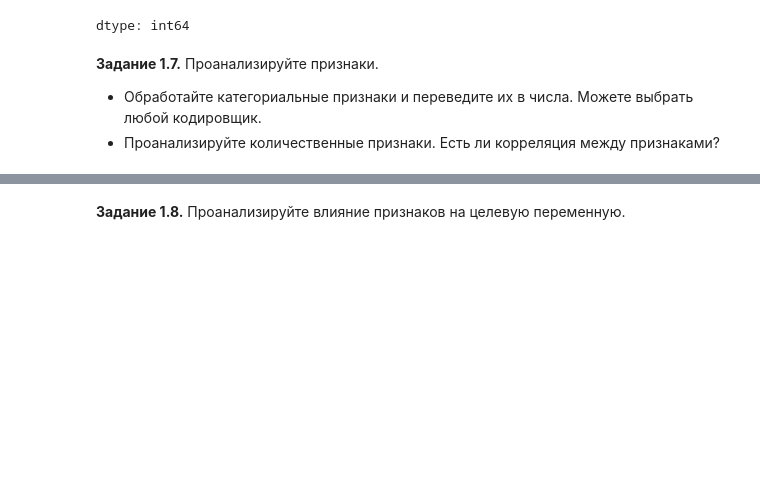
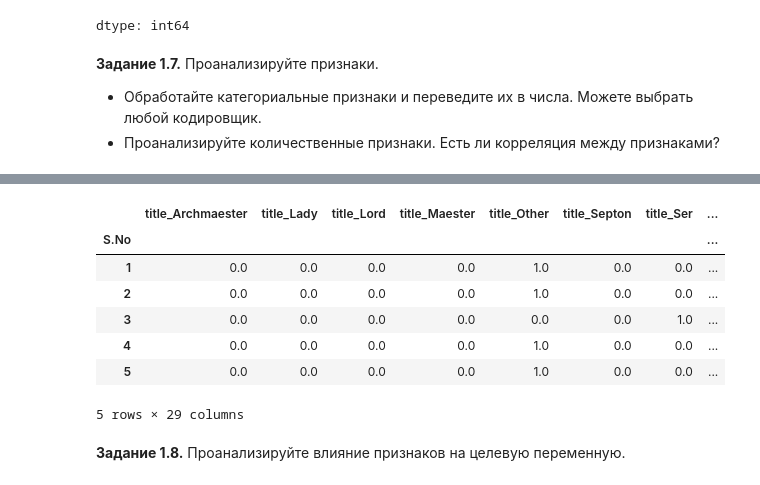
Before and after one commit to taravskayavm/DLS_I, a Jupyter notebook: week_01_ml_intro/Homework/hw_1_game_of_thrones.ipynb, the cells around one changed output, grey strips where cells are left out. Cells and saved outputs as stored; diff of their text form; code cells hidden in the pictures; blank space fills up the shorter version.

Commit message:
One-Hot Encoding

```diff
--- a/week_01_ml_intro/Homework/hw_1_game_of_thrones.ipynb
+++ b/week_01_ml_intro/Homework/hw_1_game_of_thrones.ipynb
@@ -358,0 +379,9 @@ data['title'].fillna('Unknown', inplace=True);
+# %%
+# Выбираем титулы, у которых 10 и более представителей
+top_titles = ['Ser', 'Maester', 'Archmaester', 'Lord', 'Septon', 'Winterfell', 'Lady']
+
+# Применяем группировку
+data['title'] = data['title'].apply(lambda x: x if x in top_titles else 'Other')
+
+# Заполняем NA без inplace=True (чтобы избежать предупреждения)
+data['title'] = data['title'].fillna('Unknown')
@@ -392,0 +436,3 @@ memory usage: 194.6+ KB
+# %%
+unprocessed_cat_features = data.select_dtypes(include=[object]).columns.tolist()   # Поиск категориальных признаков (строковых)
+unprocessed_cat_features
@@ -393,3 +451,31 @@ memory usage: 194.6+ KB
+# %%
+from sklearn.preprocessing import OneHotEncoder
+
+#Initialize OneHotEncoder
+encoder = OneHotEncoder(sparse_output=False)  # создаем объект OneHotEncoder, чтобы результат был не разреженной матрицей, а обычным массивом)
+
+# Apply one-hot encoding to the categorical columns
+one_hot_encoded = encoder.fit_transform(data[unprocessed_cat_features])  # обучаем и сразу трансформируем данные
+
+#Create a DataFrame with the one-hot encoded columns
+#We use get_feature_names_out() to get the column names for the encoded data
+one_hot_df = pd.DataFrame(one_hot_encoded, columns=encoder.get_feature_names_out(unprocessed_cat_features), index=data.index
+                          )
+
+# Преобразуем массив one-hot кодирования обратно в DataFrame
+# get_feature_names_out() – генерирует новые названия колонок (например, Title_King, Title_Queen)
+# Используем df.index, чтобы индексы совпадали
+# %%
+one_hot_df.head(5)
+# %% [output]
+|  | title_Archmaester | title_Lady | title_Lord | title_Maester | title_Other | title_Septon | title_Ser | ... |
+| S.No |  |  |  |  |  |  |  | ... |
+| 1 | 0.0 | 0.0 | 0.0 | 0.0 | 1.0 | 0.0 | 0.0 | ... |
+| 2 | 0.0 | 0.0 | 0.0 | 0.0 | 1.0 | 0.0 | 0.0 | ... |
+| 3 | 0.0 | 0.0 | 0.0 | 0.0 | 0.0 | 0.0 | 1.0 | ... |
+| 4 | 0.0 | 0.0 | 0.0 | 0.0 | 1.0 | 0.0 | 0.0 | ... |
+| 5 | 0.0 | 0.0 | 0.0 | 0.0 | 1.0 | 0.0 | 0.0 | ... |
+5 rows × 29 columns
 # %% [markdown]
 **Задание 1.8.** Проанализируйте влияние признаков на целевую переменную.
 # %%
```
Also changed, not shown: parts of 10 cells of this notebook.
